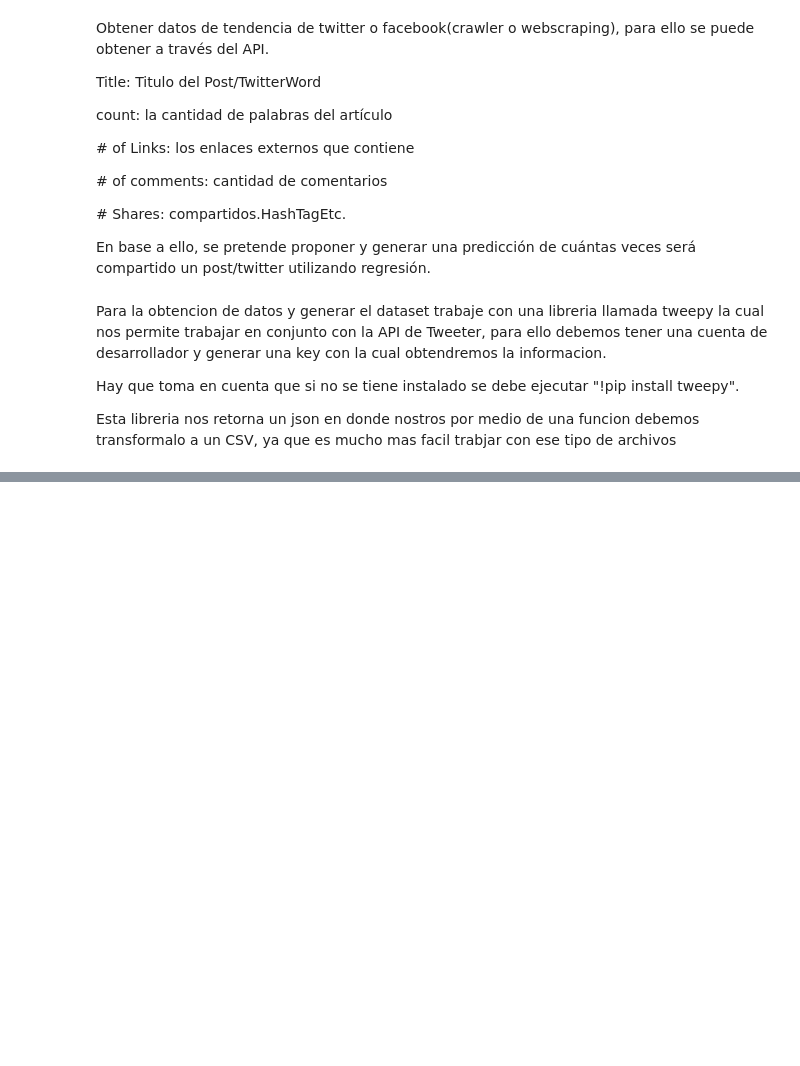
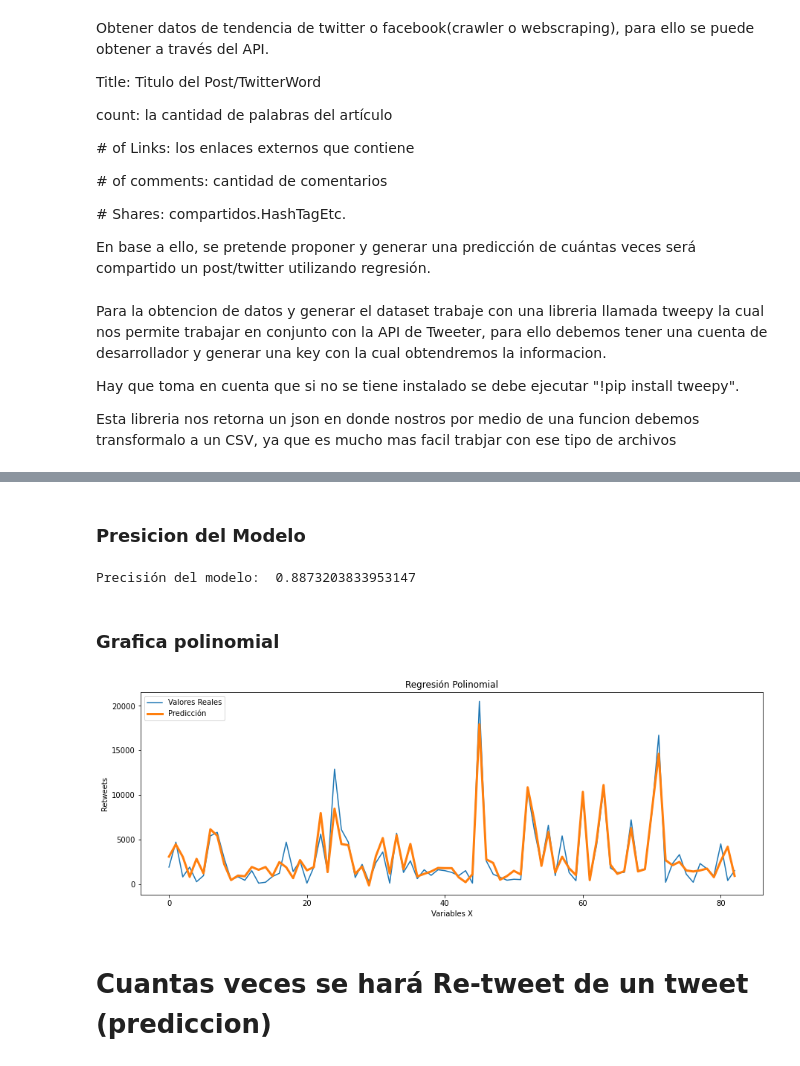
Before and after one commit to paulogonzalez5679/Simulacion_De_Datos_Python, a Jupyter notebook: ExamenInterciclo/Untitled.ipynb, the cells around one changed output, grey strips where cells are left out. Drawn from its saved outputs; the diff is of its cells as text; code cells hidden in the pictures; blank space fills up the shorter version.

```diff
--- a/ExamenInterciclo/Untitled.ipynb
+++ b/ExamenInterciclo/Untitled.ipynb
@@ -59,0 +68,4 @@ stream.filter(track=['LassoGuillermo'])
+# %%
+df=pd.read_csv('lasso_tweets.csv', index_col=False)
+df = df[df.Text.notna()]
+df.head(20)
@@ -59,0 +210,4 @@ stream.filter(track=['LassoGuillermo'])
+# %%
+y_pred2 = pol_reg.predict(poly_reg.fit_transform(X_test))
+df2 = pd.DataFrame({'Actual': y_test.flatten(), 'Predicted': y_pred2.flatten()})
+df2
@@ -59,0 +228,28 @@ stream.filter(track=['LassoGuillermo'])
+# %% [markdown]
+### Presicion del Modelo
+# %%
+preRF=r2_score(y_test,y_pred2)
+print("Precisión del modelo: ", preRF)
+# %% [output]
+Precisión del modelo:  0.8873203833953147
+# %% [markdown]
+### Grafica polinomial
+# %%
+plt.figure(figsize = (15,5))
+
+X = np.arange(len(y_test))
+y = df['Retweets'].values.reshape(-1,1)
+
+plt.plot(X, df2['Actual'],'-', label ='Valores Reales')
+plt.plot(X, df2['Predicted'], '-', label = 'Predicción', linewidth = 3)
+
+plt.title('Regresión Polinomial')
+plt.xlabel('Variables X')
+plt.ylabel('Retweets')
+plt.legend(loc="upper left")
+
+plt.show()
+# %% [output]
+[figure, added]
+# %% [markdown]
+# Cuantas veces se hará Re-tweet de un tweet (prediccion)
```
Also changed, not shown: parts of 24 cells of this notebook.
